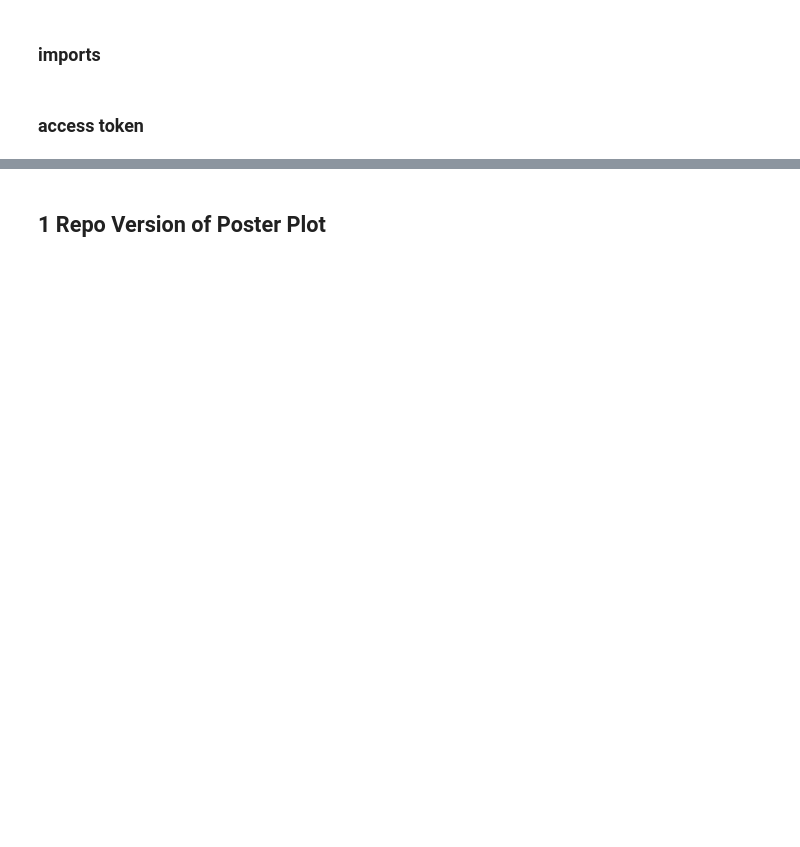
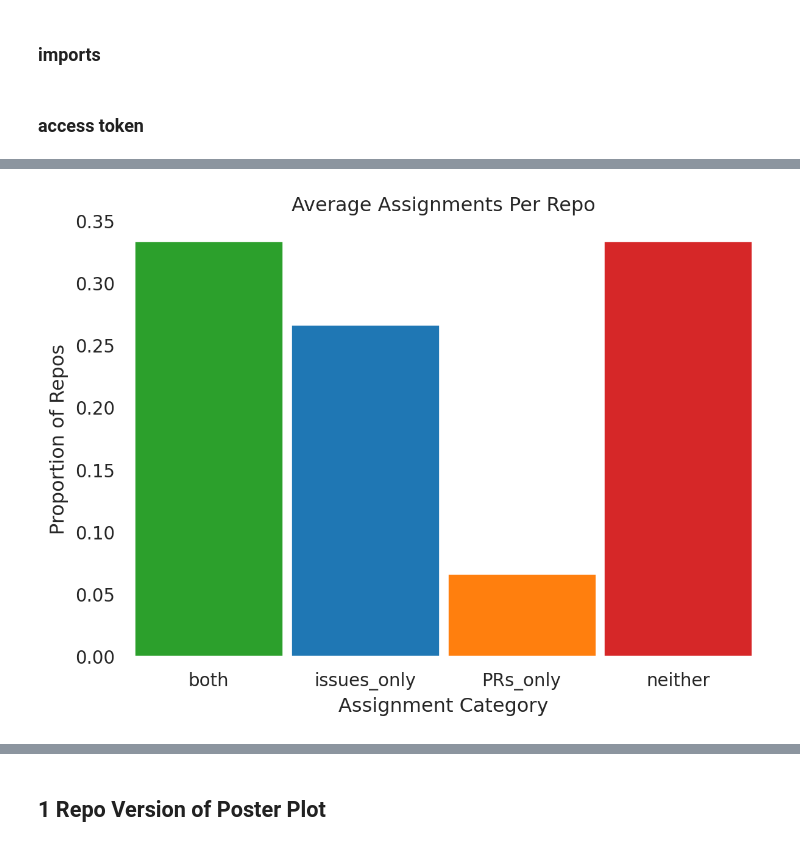
Before and after one commit to FlicAnderson/RSE-personas, a Jupyter notebook: githubanalysis/notebooks/Dev_Assignment.ipynb, the cells around one changed output, grey strips where cells are left out. Saved outputs shown, nothing was run; the diff lists cells and outputs as text; code cells hidden in the pictures; blank space fills up the shorter version.

```diff
--- a/githubanalysis/notebooks/Dev_Assignment.ipynb
+++ b/githubanalysis/notebooks/Dev_Assignment.ipynb
@@ -42,0 +219,31 @@ headers = {f"Authorization: Bearer {gh_token}"}
+# %%
+grouped_df = collated_df.groupby(["repo_name", "assignment"], group_keys=True)
+grouped_assignments = grouped_df[['assignment']].value_counts(dropna=False)
+#repo_name                                                         assignment
+#devs-assignments_Axelrod-Python-Axelrod_2024-03-11.csv            both            3
+#                                                                issues_only     5
+#                                                                 neither        66
+#devs-assignments_CICE-Consortium-CICE_2024-03-11.csv              both            5
+#                                                                 issues_only    15
+#                                                                  neither         2
+#devs-assignments_CICE-Consortium-Icepack_2024-03-11.csv           both            5
+
+counts_assignments = grouped_df[['assignment']].value_counts(dropna=False).reset_index().rename(columns={"index": "value", 0: "count"})
+
+dev_assignments = collated_df
+
+(
+    so.Plot(
+    data=counts_assignments,
+    x='assignment',
+    y='count',
+    color='assignment'
+    )
+    .add(so.Bars(width=.95, alpha=1), so.Hist(stat='proportion'), legend=False)
+    .scale(x=so.Nominal(order=cat_order), color=so.Nominal(palette_list, order=cat_order), legend=False)
+    .label(y='Proportion of Repos', x='Assignment Category', title="Average Assignments Per Repo", legend=None)
+    .theme({"axes.facecolor": "w"})
+    .plot()
+)
+# %% [output]
+[figure, added]
```
Also changed, not shown: parts of 92 cells of this notebook.
